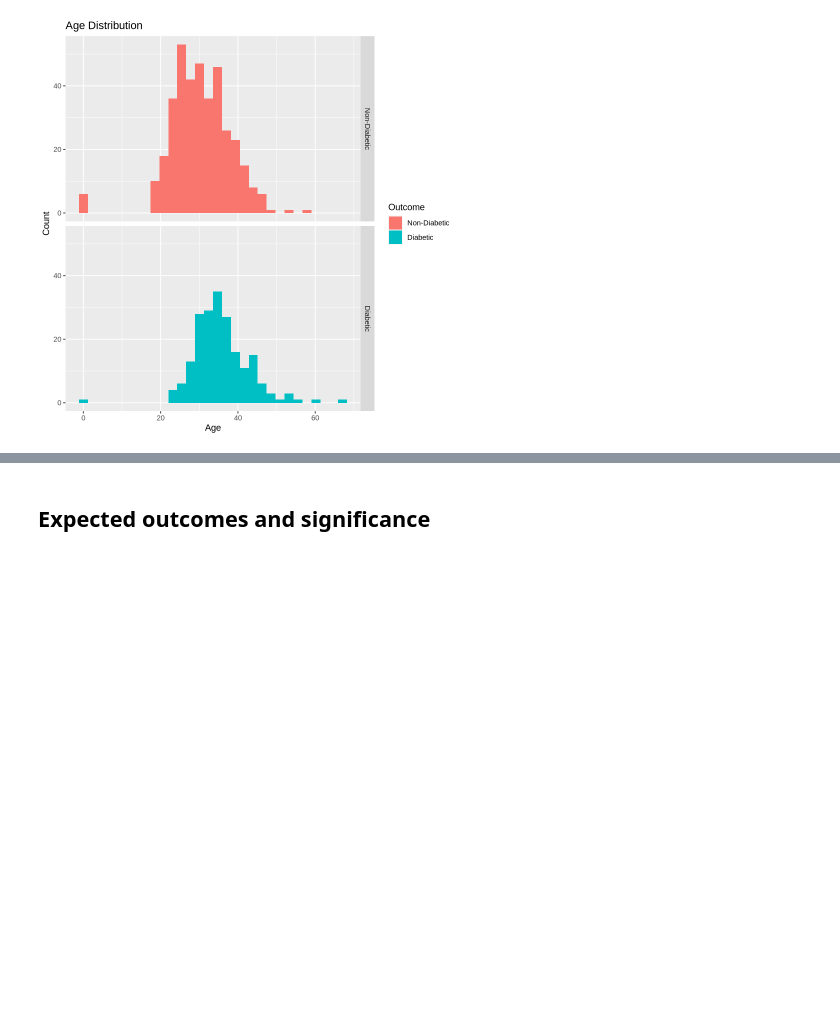
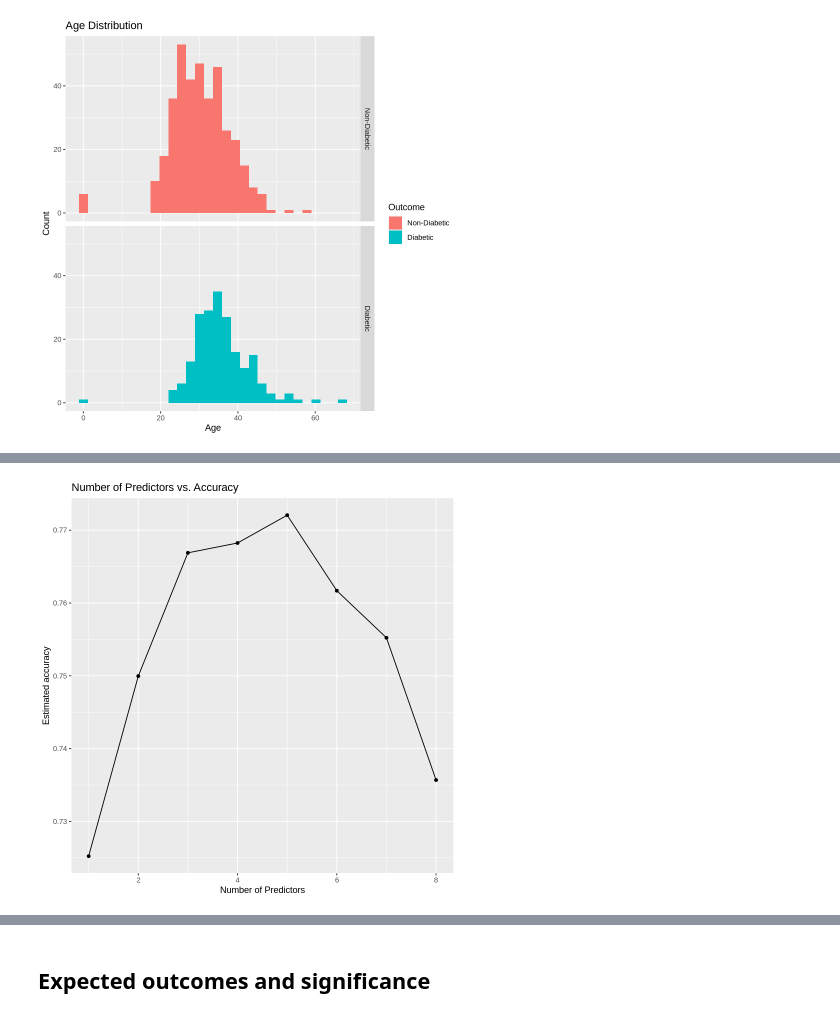
Before and after one commit to ktran003/dsci_100_project, a Jupyter notebook: project_report.ipynb, the cells around one changed output, grey strips where cells are left out. Saved outputs shown, nothing was run; the diff lists cells and outputs as text; code cells hidden in the pictures; blank space fills up the shorter version.

```diff
--- a/project_report.ipynb
+++ b/project_report.ipynb
@@ -179,0 +263,7 @@ The results were visuallized using a table of the numbers of True/Predicted posi
+# %%
+predictor_accuracy_graph <- ggplot(accuracies, aes(size, accuracy)) + geom_point() + geom_line() +
+    labs(x="Number of Predictors", y="Estimated accuracy") + ggtitle("Number of Predictors vs. Accuracy")
+
+predictor_accuracy_graph
+# %% [output]
+[figure, added]
```
Also changed, not shown: parts of 19 cells of this notebook.
